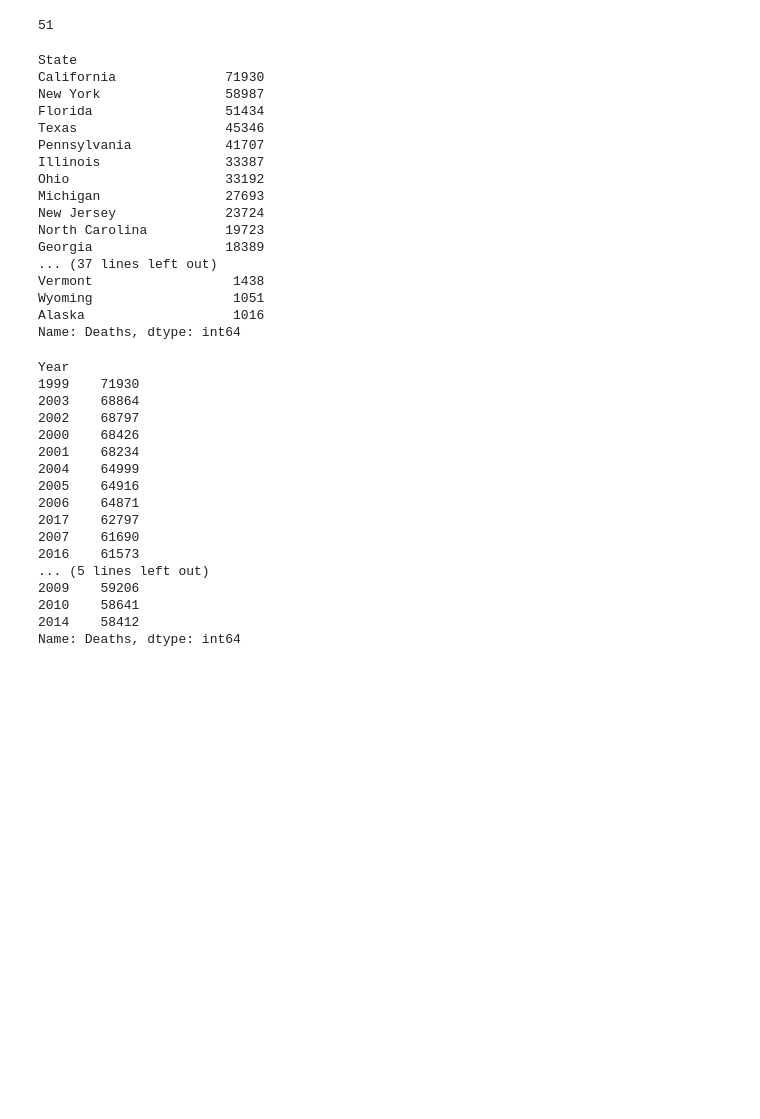
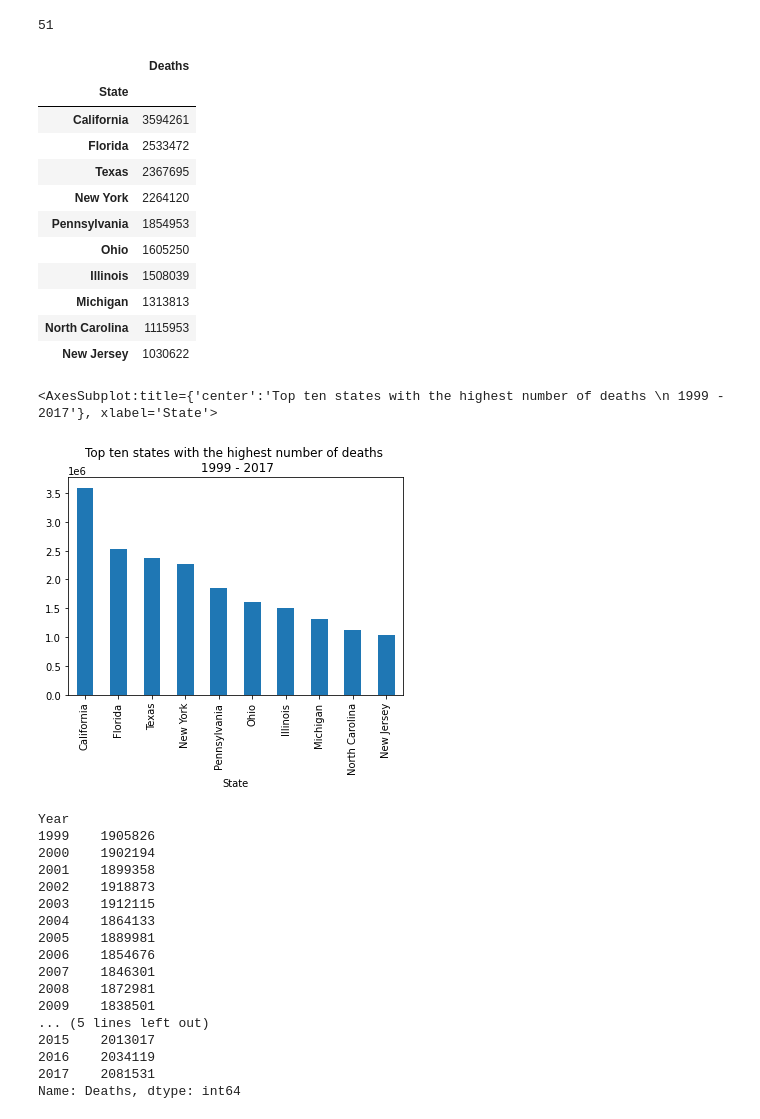
Before and after one commit to treezy254/Cause-of-Deaths-in-the-United-States, a Jupyter notebook: Cause-of-Deaths-in-the-United-States.ipynb, the cells around one changed output. Saved outputs shown, nothing was run; the diff lists cells and outputs as text; code cells hidden in the pictures; blank space fills up the shorter version.

```diff
--- a/Cause-of-Deaths-in-the-United-States.ipynb
+++ b/Cause-of-Deaths-in-the-United-States.ipynb
@@ -178,44 +184,45 @@ len(states)
 # %% [output]
 51
 # %%
-top = data.groupby('State')['Deaths'].max().sort_values(ascending=False)
-top
+top = data.groupby('State').sum()
+top.sort_values("Deaths", ascending=False, inplace=True)
+top.head(10)
 # %% [output]
-State
-California              71930
-New York                58987
-Florida                 51434
-Texas                   45346
-Pennsylvania            41707
-Illinois                33387
-Ohio                    33192
-Michigan                27693
-New Jersey              23724
-North Carolina          19723
-Georgia                 18389
-... (37 lines left out)
-Vermont                  1438
-Wyoming                  1051
-Alaska                   1016
-Name: Deaths, dtype: int64
+|  | Deaths |
+| State |  |
+| California | 3594261 |
+| Florida | 2533472 |
+| Texas | 2367695 |
+| New York | 2264120 |
+| Pennsylvania | 1854953 |
+| Ohio | 1605250 |
+| Illinois | 1508039 |
+| Michigan | 1313813 |
+| North Carolina | 1115953 |
+| New Jersey | 1030622 |
+# %%
+top['Deaths'].head(10).plot.bar(title = 'Top ten states with the highest number of deaths \n 1999 - 2017')
+# %% [output]
+<AxesSubplot:title={'center':'Top ten states with the highest number of deaths \n 1999 - 2017'}, xlabel='State'>
+[figure, added]
 # %%
-years = data.groupby('Year')['Deaths'].max().sort_values(ascending=False)
+years = data.groupby('Year')['Deaths'].sum()
 years
 # %% [output]
 Year
-1999    71930
-2003    68864
-2002    68797
-2000    68426
-2001    68234
-2004    64999
-2005    64916
-2006    64871
-2017    62797
-2007    61690
-2016    61573
+1999    1905826
+2000    1902194
+2001    1899358
+2002    1918873
+2003    1912115
+2004    1864133
+2005    1889981
+2006    1854676
+2007    1846301
+2008    1872981
+2009    1838501
 ... (5 lines left out)
-2009    59206
-2010    58641
-2014    58412
+2015    2013017
+2016    2034119
+2017    2081531
 Name: Deaths, dtype: int64
```
Also changed, not shown: parts of 3 cells of this notebook.
